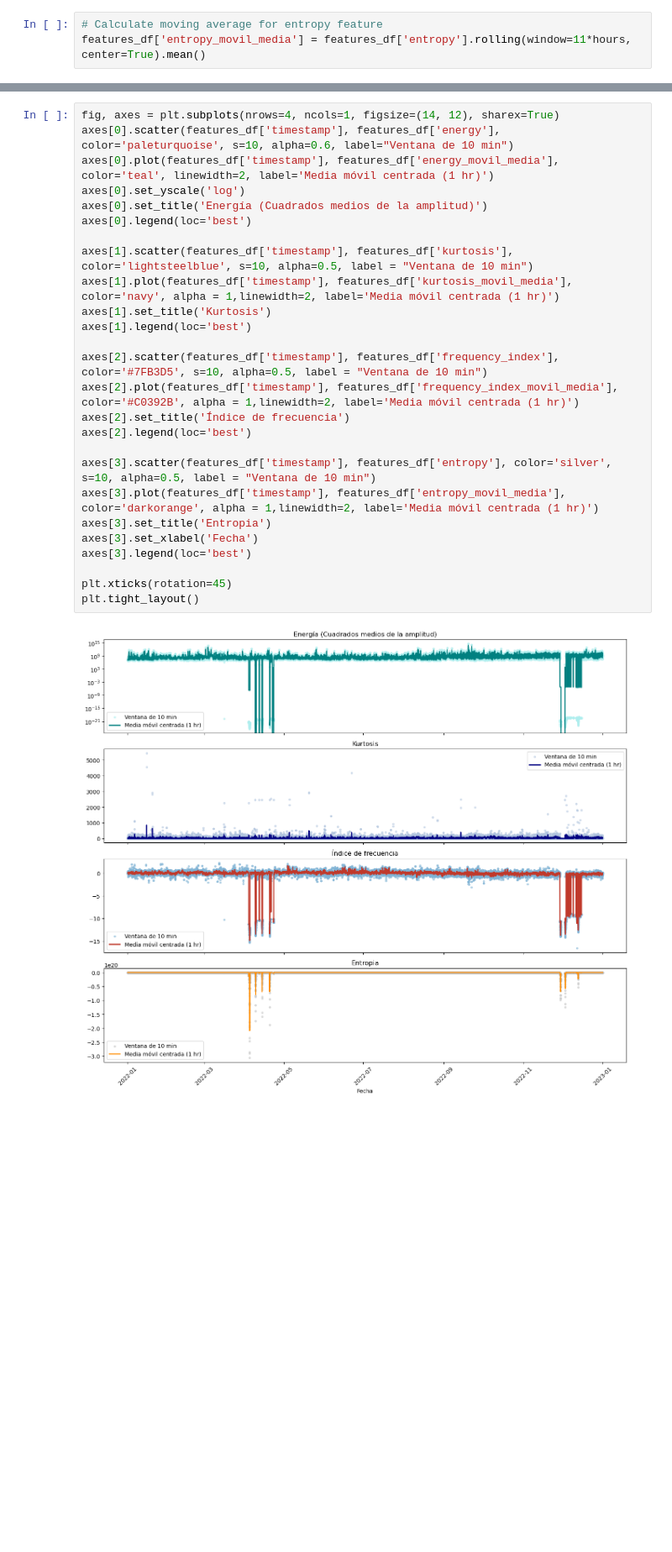
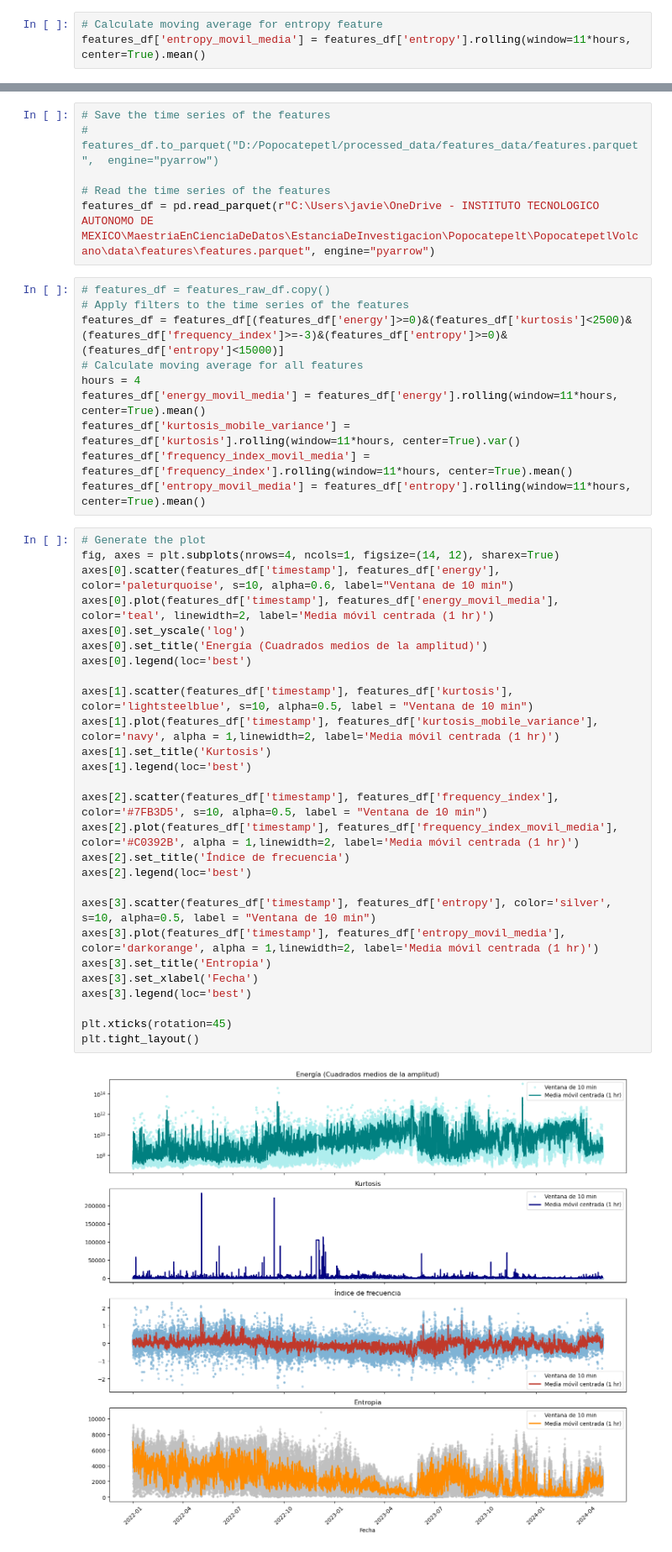
Before and after one commit to javierMoG/PopocatepetlVolcano, a Jupyter notebook: src/features_plots.ipynb, the cells around one changed output, grey strips where cells are left out. Shown at 84% size. Drawn from its saved outputs; the diff is of its cells as text; blank space fills up the shorter version.

Commit message:
feat: Add the plot for all data

```diff
--- a/src/features_plots.ipynb
+++ b/src/features_plots.ipynb
@@ -236,28 +173,45 @@ CN_PPPP_HHZ_2022_12_31.seed
+# %%
+# Save the time series of the features
+# features_df.to_parquet("D:/Popocatepetl/processed_data/features_data/features.parquet",  engine="pyarrow")
+
+# Read the time series of the features
+features_df = pd.read_parquet(r"C:\Users\javie\OneDrive - INSTITUTO TECNOLOGICO AUTONOMO DE MEXICO\MaestriaEnCienciaDeDatos\EstanciaDeInvestigacion\Popocatepelt\PopocatepetlVolcano\data\features\features.parquet", engine="pyarrow")
+# %%
+# features_df = features_raw_df.copy()
+# Apply filters to the time series of the features
+features_df = features_df[(features_df['energy']>=0)&(features_df['kurtosis']<2500)&(features_df['frequency_index']>=-3)&(features_df['entropy']>=0)&(features_df['entropy']<15000)]
+# Calculate moving average for all features
+hours = 4
+features_df['energy_movil_media'] = features_df['energy'].rolling(window=11*hours, center=True).mean()
+features_df['kurtosis_mobile_variance'] = features_df['kurtosis'].rolling(window=11*hours, center=True).var()
+features_df['frequency_index_movil_media'] = features_df['frequency_index'].rolling(window=11*hours, center=True).mean()
+features_df['entropy_movil_media'] = features_df['entropy'].rolling(window=11*hours, center=True).mean()
 # %%
+# Generate the plot
 fig, axes = plt.subplots(nrows=4, ncols=1, figsize=(14, 12), sharex=True)
 axes[0].scatter(features_df['timestamp'], features_df['energy'], color='paleturquoise', s=10, alpha=0.6, label="Ventana de 10 min")
 axes[0].plot(features_df['timestamp'], features_df['energy_movil_media'], color='teal', linewidth=2, label='Media móvil centrada (1 hr)')
 axes[0].set_yscale('log')
 axes[0].set_title('Energía (Cuadrados medios de la amplitud)')
 axes[0].legend(loc='best')
 
 axes[1].scatter(features_df['timestamp'], features_df['kurtosis'], color='lightsteelblue', s=10, alpha=0.5, label = "Ventana de 10 min")
-axes[1].plot(features_df['timestamp'], features_df['kurtosis_movil_media'], color='navy', alpha = 1,linewidth=2, label='Media móvil centrada (1 hr)')
+axes[1].plot(features_df['timestamp'], features_df['kurtosis_mobile_variance'], color='navy', alpha = 1,linewidth=2, label='Media móvil centrada (1 hr)')
 axes[1].set_title('Kurtosis')
 axes[1].legend(loc='best')
 
 axes[2].scatter(features_df['timestamp'], features_df['frequency_index'], color='#7FB3D5', s=10, alpha=0.5, label = "Ventana de 10 min")
 axes[2].plot(features_df['timestamp'], features_df['frequency_index_movil_media'], color='#C0392B', alpha = 1,linewidth=2, label='Media móvil centrada (1 hr)')
 axes[2].set_title('Índice de frecuencia')
 axes[2].legend(loc='best')
 
 axes[3].scatter(features_df['timestamp'], features_df['entropy'], color='silver', s=10, alpha=0.5, label = "Ventana de 10 min")
 axes[3].plot(features_df['timestamp'], features_df['entropy_movil_media'], color='darkorange', alpha = 1,linewidth=2, label='Media móvil centrada (1 hr)')
 axes[3].set_title('Entropia')
 axes[3].set_xlabel('Fecha')
 axes[3].legend(loc='best')
 
 plt.xticks(rotation=45)
 plt.tight_layout()
 # %% [output]
-[figure, old version]
+[figure, new version]
```
Also changed, not shown: parts of 2 cells of this notebook.
